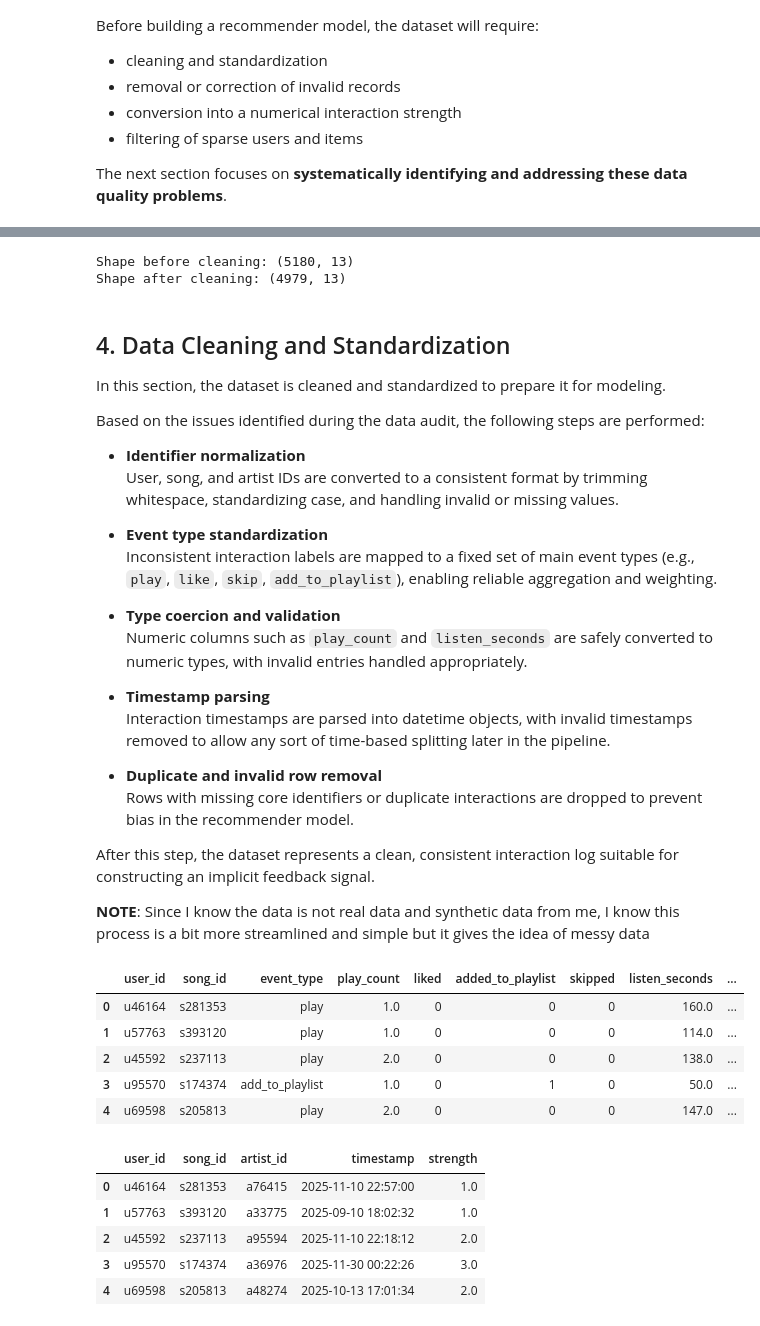
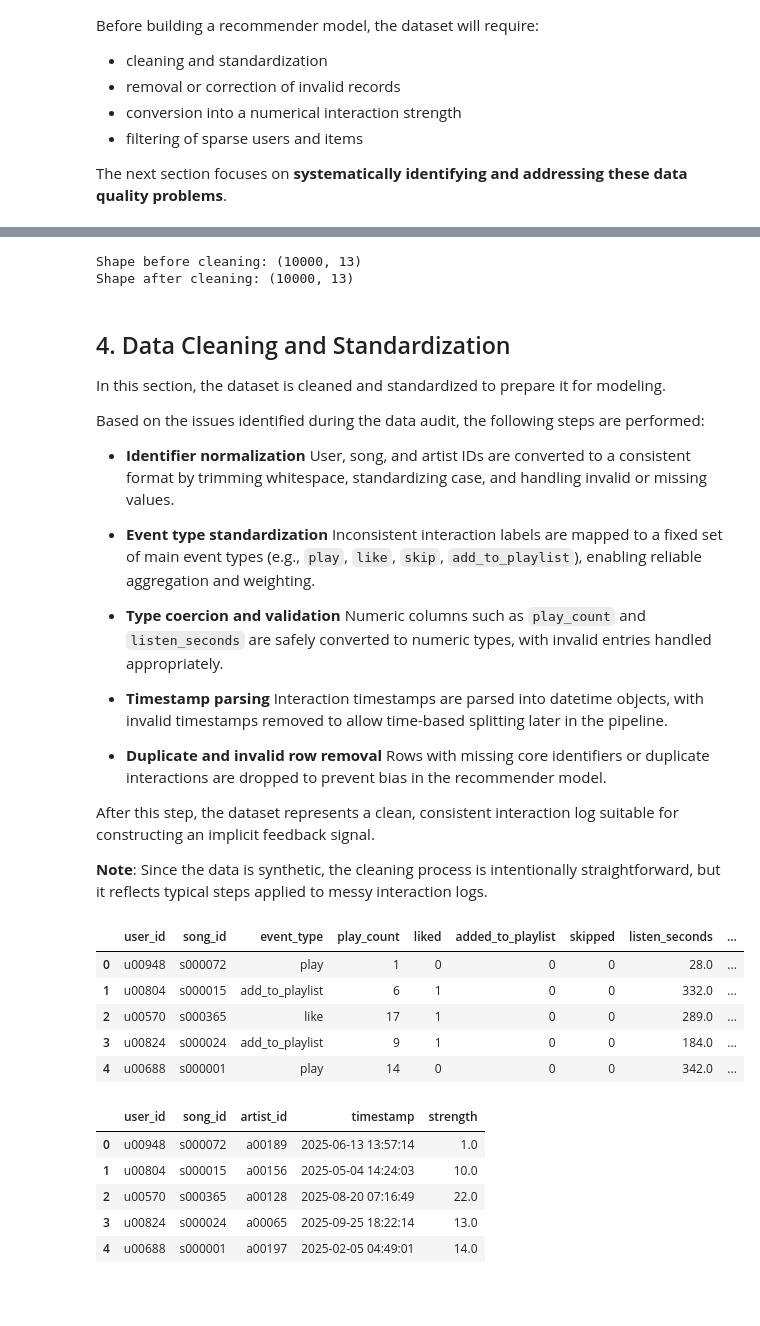
Before and after one commit to igoldin670/Music-Recommendation-System, a Jupyter notebook: music_recommender.ipynb, the cells around one changed output, grey strips where cells are left out. Saved outputs shown, nothing was run; the diff lists cells and outputs as text; code cells hidden in the pictures; blank space fills up the shorter version.

```diff
--- a/music_recommender.ipynb
+++ b/music_recommender.ipynb
@@ -404,6 +357,8 @@ event_map = {
     "add2playlist": "add_to_playlist",
     "add_to_playlist": "add_to_playlist",
     "share": "share"}
+
+df_clean['event_type'] = df_clean['event_type'].str.lower().str.strip()
 
 df_clean["event_type"] = (
     df_clean["event_type"]
@@ -436,8 +391,8 @@ df_clean = df_clean.drop_duplicates()
 print("Shape before cleaning:", df.shape)
 print("Shape after cleaning:", df_clean.shape)
 # %% [output]
-Shape before cleaning: (5180, 13)
-Shape after cleaning: (4979, 13)
+Shape before cleaning: (10000, 13)
+Shape after cleaning: (10000, 13)
 # %% [markdown]
 ## 4. Data Cleaning and Standardization
 
@@ -455,60 +410,65 @@ Based on the issues identified during the data audit, the following steps are pe
   Numeric columns such as `play_count` and `listen_seconds` are safely converted to numeric types, with invalid entries handled appropriately.
 
 - **Timestamp parsing**
-  Interaction timestamps are parsed into datetime objects, with invalid timestamps removed to allow any sort of time-based splitting later in the pipeline.
+  Interaction timestamps are parsed into datetime objects, with invalid timestamps removed to allow time-based splitting later in the pipeline.
 
 - **Duplicate and invalid row removal**
   Rows with missing core identifiers or duplicate interactions are dropped to prevent bias in the recommender model.
 
 After this step, the dataset represents a clean, consistent interaction log suitable for constructing an implicit feedback signal.
 
-**NOTE**: Since I know the data is not real data and synthetic data from me, I know this process is a bit more streamlined and simple but it gives the idea of messy data
+**Note**: Since the data is synthetic, the cleaning process is intentionally straightforward, but it reflects typical steps applied to messy interaction logs.
 # %%
 df_clean.head()
 # %% [output]
 |  | user_id | song_id | event_type | play_count | liked | added_to_playlist | skipped | listen_seconds | ... |
-| 0 | u46164 | s281353 | play | 1.0 | 0 | 0 | 0 | 160.0 | ... |
-| 1 | u57763 | s393120 | play | 1.0 | 0 | 0 | 0 | 114.0 | ... |
-| 2 | u45592 | s237113 | play | 2.0 | 0 | 0 | 0 | 138.0 | ... |
-| 3 | u95570 | s174374 | add_to_playlist | 1.0 | 0 | 1 | 0 | 50.0 | ... |
-| 4 | u69598 | s205813 | play | 2.0 | 0 | 0 | 0 | 147.0 | ... |
+| 0 | u00948 | s000072 | play | 1 | 0 | 0 | 0 | 28.0 | ... |
+| 1 | u00804 | s000015 | add_to_playlist | 6 | 1 | 0 | 0 | 332.0 | ... |
+| 2 | u00570 | s000365 | like | 17 | 1 | 0 | 0 | 289.0 | ... |
+| 3 | u00824 | s000024 | add_to_playlist | 9 | 1 | 0 | 0 | 184.0 | ... |
+| 4 | u00688 | s000001 | play | 14 | 0 | 0 | 0 | 342.0 | ... |
 # %%
 # Create a copy for interaction engineering
 df_interactions = df_clean.copy()
 
-# Base strength from play_count (default to 1 if missing)
+# 1. Base strength from play_count
+# We don't clip at 10 immediately; let super-fans have higher weight
 df_interactions["play_strength"] = df_interactions["play_count"].fillna(1)
 
-# Cap extreme play counts to reduce outlier influence
-df_interactions["play_strength"] = df_interactions["play_strength"].clip(upper=10)
+# 2. Event-based boosting (The Signal)
+# Give massive boosts to explicit positive feedback
+df_interactions["event_strength"] = 0.0
 
-# Event-based adjustments
-df_interactions["event_strength"] = 0
+# If they liked/added to playlist, we treat this as equivalent to many plays
+df_interactions.loc[df_interactions["event_type"] == "like", "event_strength"] += 5.0
+df_interactions.loc[df_interactions["event_type"] == "add_to_playlist", "event_strength"] += 4.0
+df_interactions.loc[df_interactions["event_type"] == "replay", "event_strength"] += 2.0
 
-df_interactions.loc[df_interactions["event_type"] == "like", "event_strength"] += 3
-df_interactions.loc[df_interactions["event_type"] == "add_to_playlist", "event_strength"] += 2
-df_interactions.loc[df_interactions["event_type"] == "replay", "event_strength"] += 1
-df_interactions.loc[df_interactions["event_type"] == "skip", "event_strength"] -= 2
+# 3. Handle Skips (The Noise)
+# Instead of subtracting, we will set their strength to near zero later
+is_skipped = (df_interactions["event_type"] == "skip") | (df_interactions["skipped"] == 1)
 
-# Final implicit interaction strength
-df_interactions["strength"] = (
-    df_interactions["play_strength"]
-    + df_interactions["event_strength"])
+# 4. Calculate Final Strength
+df_interactions["strength"] = df_interactions["play_strength"] + df_interactions["event_strength"]
 
-# Ensure non-negative strengths (implicit models assume this)
-df_interactions["strength"] = df_interactions["strength"].clip(lower=0.0)
+# 5. Apply Skip Penalty
+# If a song was skipped, zero out the strength (implicit ALS ignores 0s)
+df_interactions.loc[is_skipped, "strength"] = 0.0
 
-# Keep only what we need going forward
+# Keep only what we need
 df_interactions = df_interactions[["user_id", "song_id", "artist_id", "timestamp", "strength"]]
 
-df_interactions.head()
+# Remove 0 strength interactions (saves memory and noise)
+df_interactions = df_interactions[df_interactions["strength"] > 0]
+
+display(df_interactions.head())
 # %% [output]
 |  | user_id | song_id | artist_id | timestamp | strength |
-| 0 | u46164 | s281353 | a76415 | 2025-11-10 22:57:00 | 1.0 |
-| 1 | u57763 | s393120 | a33775 | 2025-09-10 18:02:32 | 1.0 |
-| 2 | u45592 | s237113 | a95594 | 2025-11-10 22:18:12 | 2.0 |
-| 3 | u95570 | s174374 | a36976 | 2025-11-30 00:22:26 | 3.0 |
-| 4 | u69598 | s205813 | a48274 | 2025-10-13 17:01:34 | 2.0 |
+| 0 | u00948 | s000072 | a00189 | 2025-06-13 13:57:14 | 1.0 |
+| 1 | u00804 | s000015 | a00156 | 2025-05-04 14:24:03 | 10.0 |
+| 2 | u00570 | s000365 | a00128 | 2025-08-20 07:16:49 | 22.0 |
+| 3 | u00824 | s000024 | a00065 | 2025-09-25 18:22:14 | 13.0 |
+| 4 | u00688 | s000001 | a00197 | 2025-02-05 04:49:01 | 14.0 |
 # %% [markdown]
 ## 5. Constructing Implicit Interaction Strength
 
```
Also changed, not shown: parts of 17 cells of this notebook, 2 other files.
